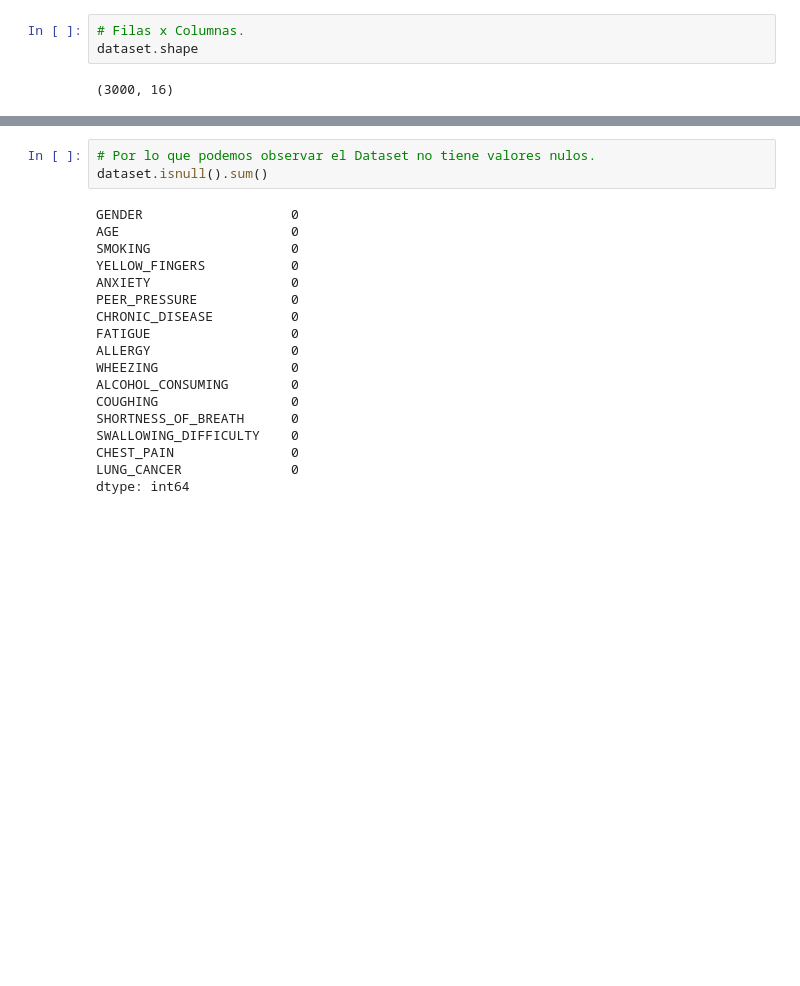
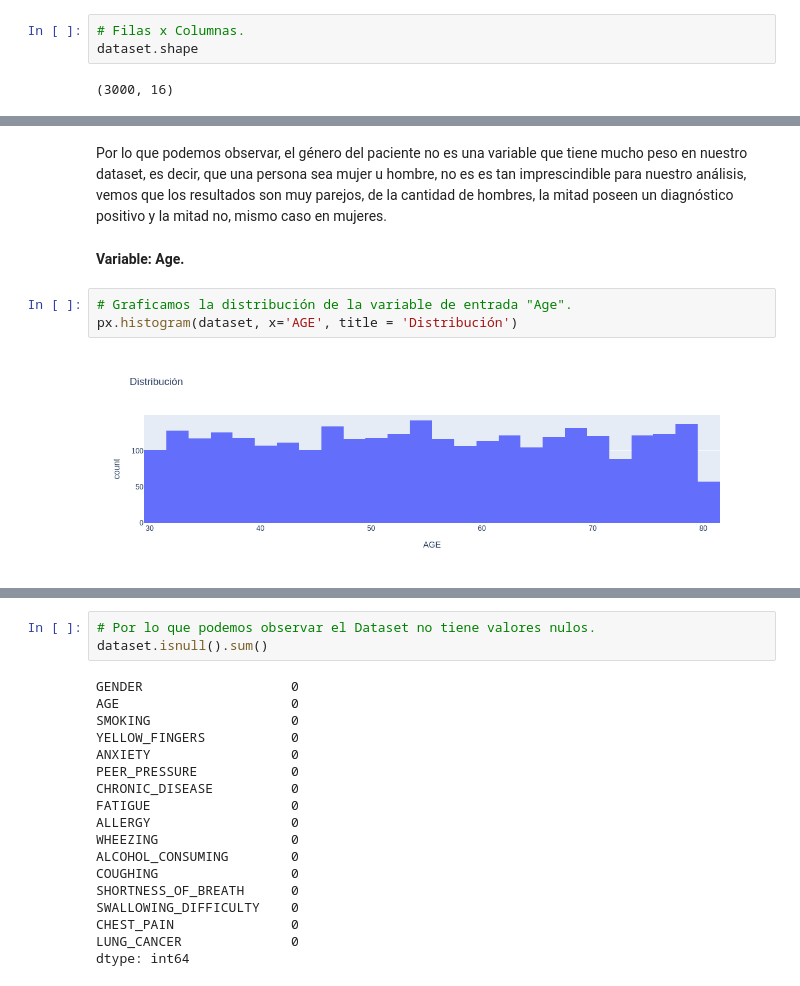
Before and after one commit to DavidGiovannini/Machine_Learning_G6, a Jupyter notebook: tp1_ML.ipynb, the cells around one changed output, grey strips where cells are left out. Saved outputs shown, nothing was run; the diff lists cells and outputs as text; blank space fills up the shorter version.

```diff
--- a/tp1_ML.ipynb
+++ b/tp1_ML.ipynb
@@ -86,0 +129,9 @@ dataset.shape
+# %% [markdown]
+Por lo que podemos observar, el género del paciente no es una variable que tiene mucho peso en nuestro dataset, es decir, que una persona sea mujer u hombre, no es es tan imprescindible para nuestro análisis, vemos que los resultados son muy parejos, de la cantidad de hombres, la mitad poseen un diagnóstico positivo y la mitad no, mismo caso en mujeres.
+# %% [markdown]
+**Variable: Age.**
+# %%
+# Graficamos la distribución de la variable de entrada "Age".
+px.histogram(dataset, x='AGE', title = 'Distribución')
+# %% [output]
+[figure, added]
```
Also changed, not shown: parts of 26 cells of this notebook.
